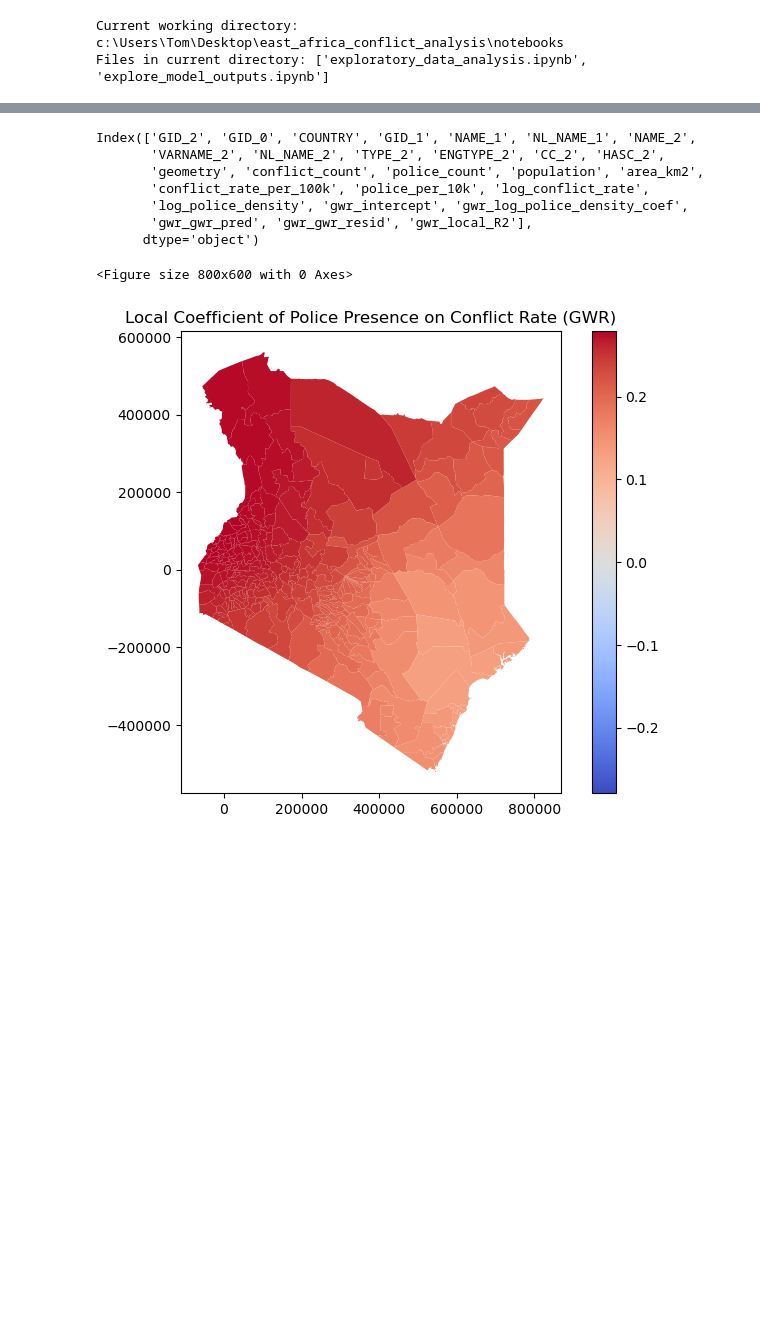
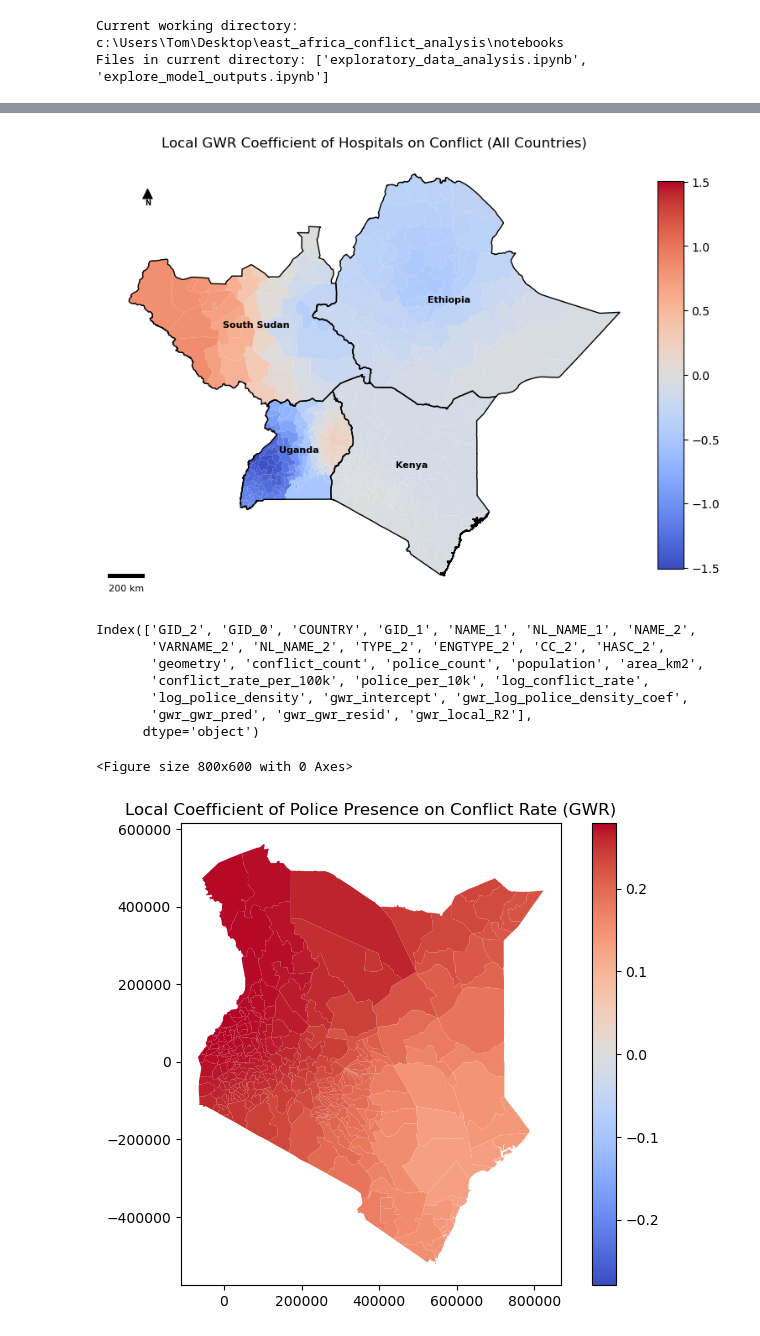
Before and after one commit to tomwaldin/east_africa_conflict_analysis, a Jupyter notebook: notebooks/explore_model_outputs.ipynb, the cells around one changed output, grey strips where cells are left out. Cells and saved outputs as stored; diff of their text form; code cells hidden in the pictures; blank space fills up the shorter version.

Commit message:
Finalised pipeline and wrote project notebook

```diff
--- a/notebooks/explore_model_outputs.ipynb
+++ b/notebooks/explore_model_outputs.ipynb
@@ -217,3 +319,95 @@ plt.show()
+# %%
+import matplotlib.pyplot as plt
+import geopandas as gpd
+import pandas as pd
+from matplotlib_scalebar.scalebar import ScaleBar
+import matplotlib.patches as mpatches
+
+coef_col = "gwr_log_schools_density_coef"  # or any coefficient
+
+# --- 2. Merge into one GeoDataFrame ---
+gdf_all = pd.concat(
+    [gdf_gwr_eth, gdf_gwr_ssd, gdf_gwr_ken, gdf_gwr_uga],
+    ignore_index=True
+)
+gdf_all = gpd.GeoDataFrame(gdf_all, geometry="geometry", crs=gdf_gwr_ken.crs)
+
+# --- 3. Compute symmetric color bounds ---
+min_val = gdf_all[coef_col].min()
+max_val = gdf_all[coef_col].max()
+max_abs = max(abs(min_val), abs(max_val))
+
+# --- 4. Create country outlines (only one polygon per country) ---
+# We dissolve by 'country' to merge all admin units per country
+country_outlines = gdf_all.dissolve(by="COUNTRY", as_index=False)
+
+# --- 5. Plot the coefficient map ---
+fig, ax = plt.subplots(figsize=(10, 12))
+
+gdf_all.plot(
+    column=coef_col,
+    cmap="coolwarm",
+    vmin=-max_abs,
+    vmax=max_abs,
+    legend=True,
+    ax=ax,
+    legend_kwds={
+        'shrink': 0.5,  # Makes colorbar 50% of default size
+        'aspect': 15,   # Makes it thinner (higher = thinner)
+        'pad': 0.02#,    # Distance from plot
+       # 'label': ''     # Optional: remove or customize label
+    }
+)
+ax.set_title("Local GWR Coefficient of Hospitals on Conflict (All Countries)")
+ax.set_axis_off()
+
+# --- 6. Overlay country borders (thicker line) ---
+country_outlines.boundary.plot(ax=ax, linewidth=1, edgecolor="black")
+
+# --- 7. Add country labels at centroid ---
+for _, row in country_outlines.iterrows():
+    centroid = row.geometry.centroid
+    ax.text(
+        centroid.x,
+        centroid.y,
+        row["COUNTRY"],
+        horizontalalignment="center",
+        fontsize=8,
+        fontweight="bold",
+        color="black"
+        #bbox=dict(facecolor="white", edgecolor="none", alpha=0.6)
+    )
+
+# --- 8. Add scale bar (ADD THIS SECTION) ---
+scalebar = ScaleBar(
+    dx=1,  # 1 unit in your CRS (will be meters if using metric projection)
+    units="m",  # Display in kilometers
+    length_fraction=0.15,  # Shorter bar (15% of plot width)
+    height_fraction=0.01,  # Thinner bar (1% of plot height)
+    location='lower left',
+    box_alpha=0,  # Transparent background
+    font_properties={'size': 8}  # Smaller font
+)
+ax.add_artist(scalebar)
+
+# --- 9. Add north arrow ---
+# Get the plot limits to position the arrow
+x_min, x_max = ax.get_xlim()
+y_min, y_max = ax.get_ylim()
+
+# Position in upper right (adjust these values as needed)
+arrow_x = x_min + (x_max - x_min) * 0.08  # 8% from right edge
+arrow_y = y_max - (y_max - y_min) * 0.08  # 8% from top edge
+arrow_length = (y_max - y_min) * 0.04  # Arrow length as 4% of plot height
+
+# Draw the arrow
+ax.annotate('N', xy=(arrow_x, arrow_y), xytext=(arrow_x, arrow_y - arrow_length),
+            arrowprops=dict(facecolor='black', width=3, headwidth=8, headlength=8),
+            ha='center', va='bottom', fontsize=6, fontweight='bold')
+
+plt.show()
+# %% [output]
+[figure, added]
 # %%
 gdf_gwr_ken.columns
 # %% [output]
```
Also changed, not shown: parts of 6 cells of this notebook, 7 other files.
